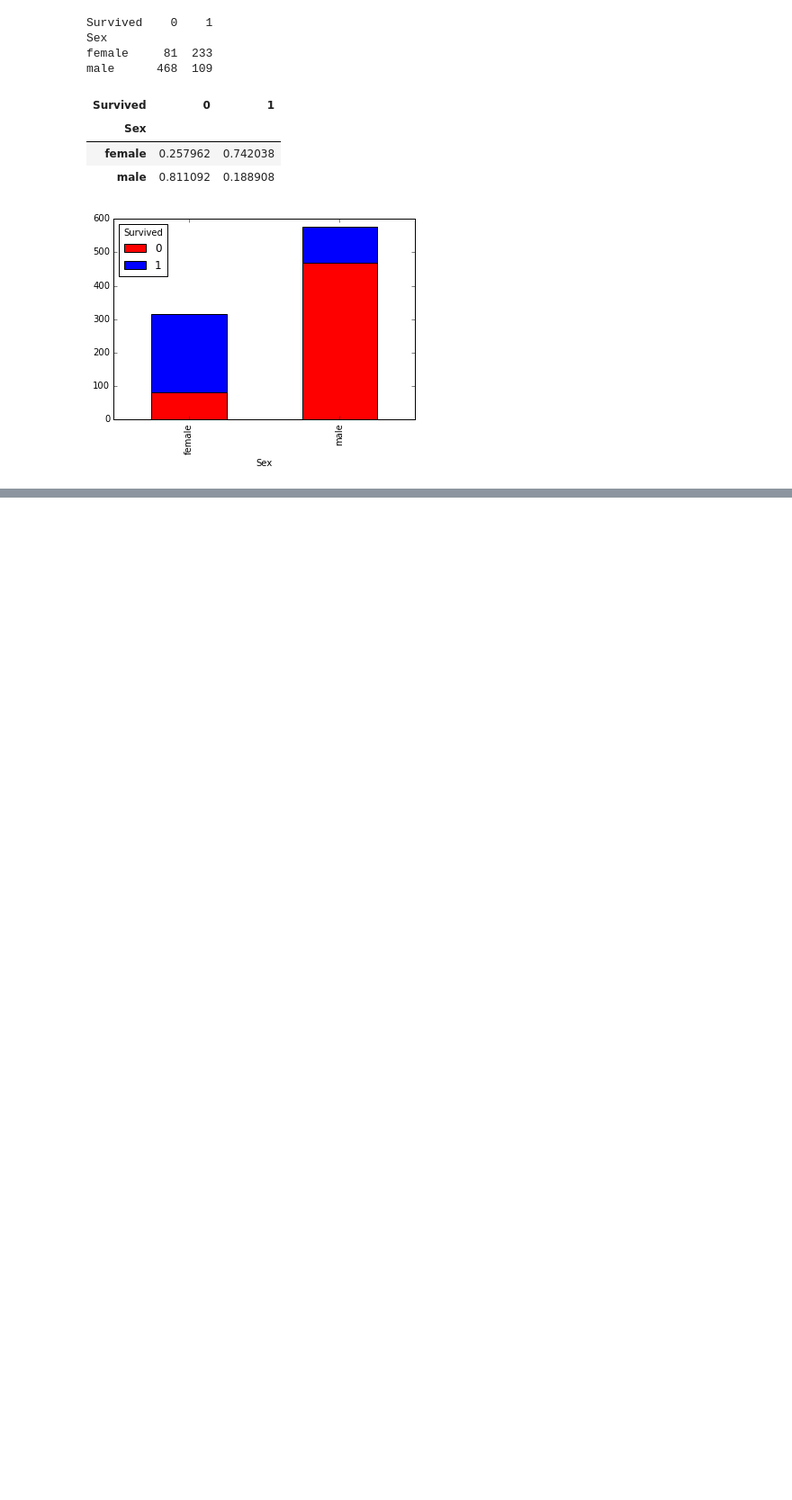
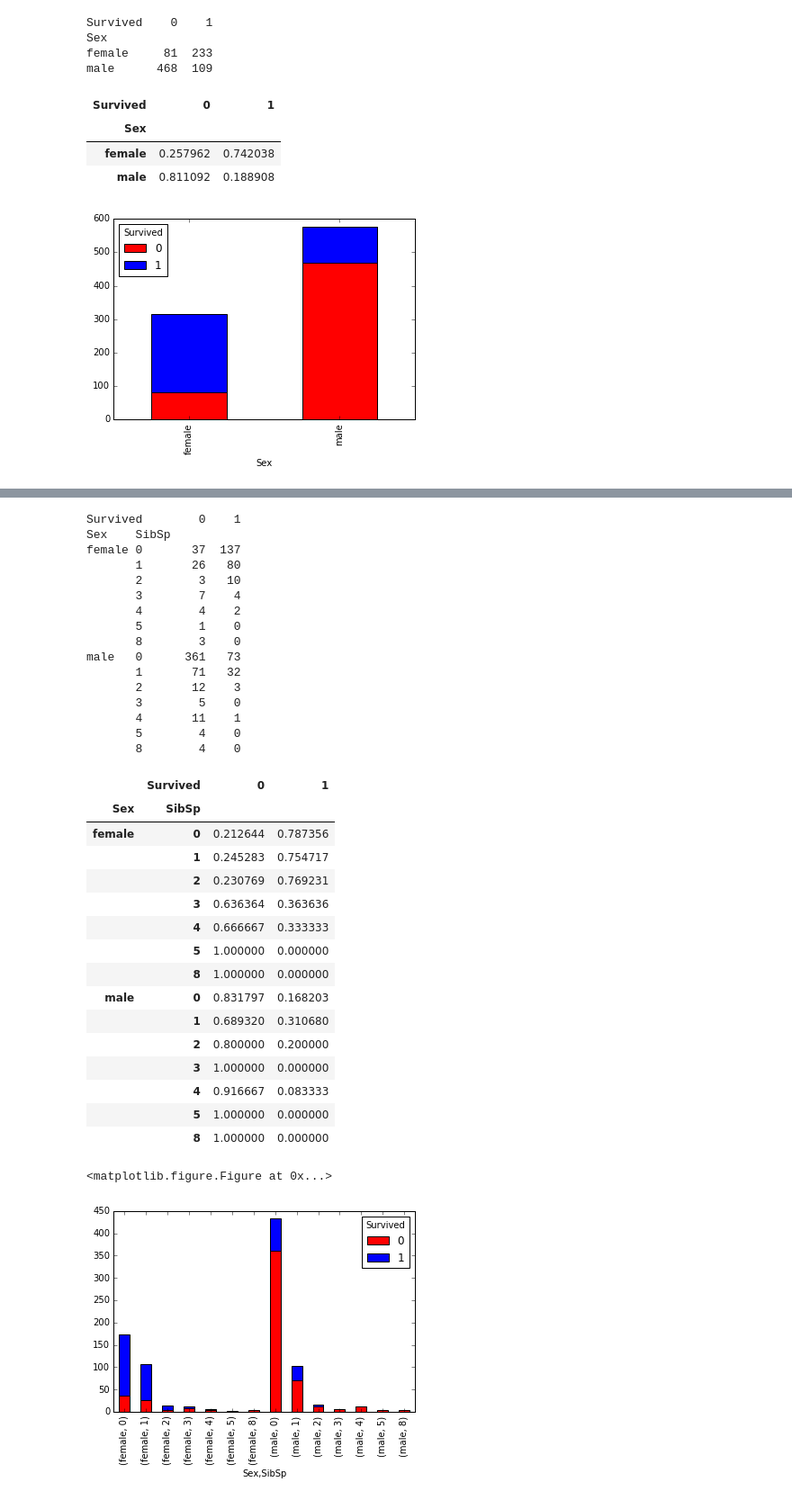
Before and after one commit to Zhenxingzhang/KaggleCompetitions, a Jupyter notebook: TitanicSurvived/notebooks/TitanicSurvived.ipynb, the cells around one changed output, grey strips where cells are left out. Shown: that part at 90% size. Saved outputs shown, nothing was run; the diff lists cells and outputs as text; code cells hidden in the pictures; blank space fills up the shorter version.

```diff
--- a/TitanicSurvived/notebooks/TitanicSurvived.ipynb
+++ b/TitanicSurvived/notebooks/TitanicSurvived.ipynb
@@ -55 +81,52 @@ male      468  109
+# %%
+# train_data.boxplot(column="Fare", by="Sex")
+# ax1 = plt.subplot(3,1,1)
+# ax1.set_title = "Class 1"
+# train_data.loc[(train_data.Pclass == 1) & train_data.Survived == 1]["Fare"].hist(bins = 20, color = "red", ax = ax1)
+# plt.subplot(3,1,2)
+# train_data.loc[train_data.Pclass == 2]["Fare"].hist(bins = 20)
+# plt.subplot(3,1,3)
+# train_data.loc[(train_data.Sex == "female") & (train_data.Pclass == 3) & (train_data.Survived == 1)]["Fare"].hist(bins = 20, color = "blue")
+# train_data.loc[(train_data.Sex == "female") & (train_data.Pclass == 3) & (train_data.Survived == 0)]["Fare"].hist(bins = 20, color = "red")
+survived_by_relatives = pd.crosstab([train_data.Sex, train_data.SibSp], train_data.Survived, margins=False)
+plt.figure(figsize=(15,10))
+survived_by_relatives.plot(kind="bar", stacked = True, color=["red", "blue"])
+print(survived_by_relatives)
+
+survived_by_relatives.apply(lambda x : x/x.sum(), axis = 1)
+# %% [output]
+Survived        0    1
+Sex    SibSp
+female 0       37  137
+       1       26   80
+       2        3   10
+       3        7    4
+       4        4    2
+       5        1    0
+       8        3    0
+male   0      361   73
+       1       71   32
+       2       12    3
+       3        5    0
+       4       11    1
+       5        4    0
+       8        4    0
+|  | Survived | 0 | 1 |
+| Sex | SibSp |  |  |
+| female | 0 | 0.212644 | 0.787356 |
+|  | 1 | 0.245283 | 0.754717 |
+|  | 2 | 0.230769 | 0.769231 |
+|  | 3 | 0.636364 | 0.363636 |
+|  | 4 | 0.666667 | 0.333333 |
+|  | 5 | 1.000000 | 0.000000 |
+|  | 8 | 1.000000 | 0.000000 |
+| male | 0 | 0.831797 | 0.168203 |
+|  | 1 | 0.689320 | 0.310680 |
+|  | 2 | 0.800000 | 0.200000 |
+|  | 3 | 1.000000 | 0.000000 |
+|  | 4 | 0.916667 | 0.083333 |
+|  | 5 | 1.000000 | 0.000000 |
+|  | 8 | 1.000000 | 0.000000 |
+<matplotlib.figure.Figure at 0x...>
+[figure, added]
 # %%
```
Also changed, not shown: parts of 21 cells of this notebook, 2 other files.
